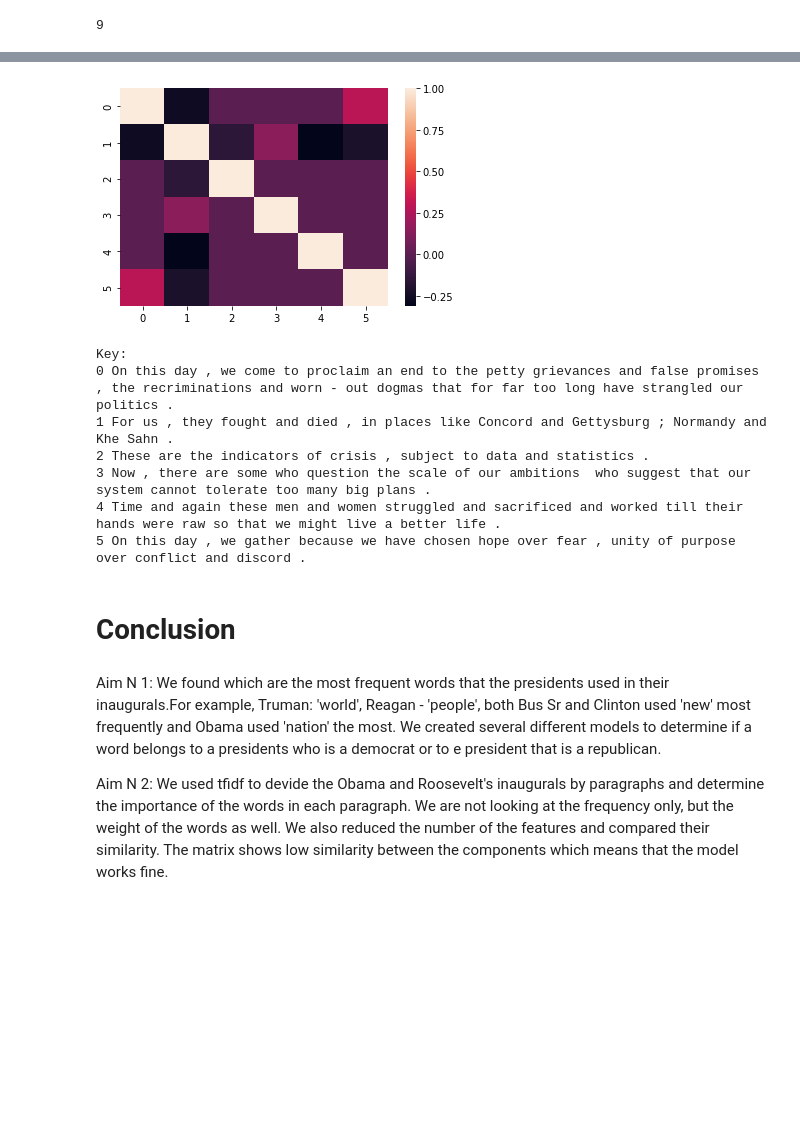
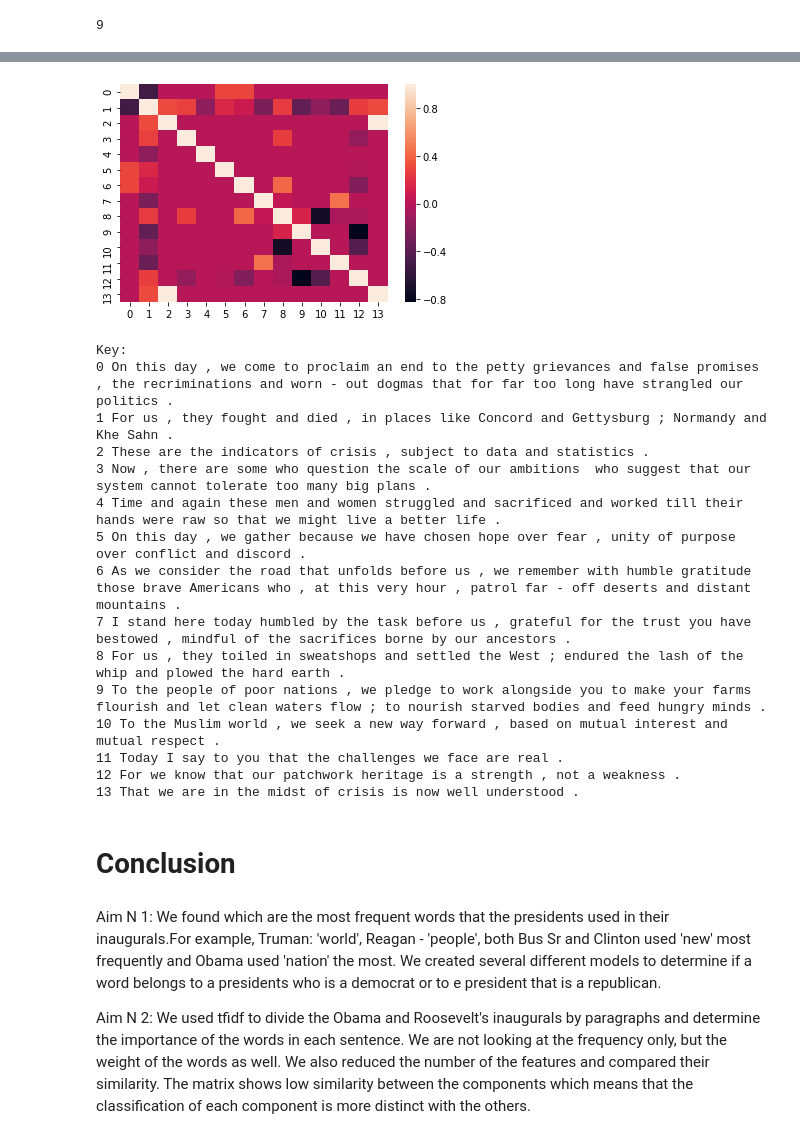
Before and after one commit to ckusheva/NLP-Capstone, a Jupyter notebook: Unsupervised Inaugural Capstone NLP.ipynb, the cells around one changed output, grey strips where cells are left out. Drawn from its saved outputs; the diff is of its cells as text; code cells hidden in the pictures; blank space fills up the shorter version.

```diff
--- a/Unsupervised Inaugural Capstone NLP.ipynb
+++ b/Unsupervised Inaugural Capstone NLP.ipynb
@@ -629,14 +626,14 @@ import seaborn as sns
 # Compute document similarity using LSA components
 similarity = np.asarray(np.asmatrix(X_train_lsa) * np.asmatrix(X_train_lsa).T)
 #Only taking the first 10 sentences
-sim_matrix=pd.DataFrame(similarity,index=X_train).iloc[0:6,0:6]
+sim_matrix=pd.DataFrame(similarity,index=X_train).iloc[0:9,0:9]
 #Making a plot
-ax = sns.heatmap(sim_matrix,yticklabels=range(6))
+ax = sns.heatmap(sim_matrix,yticklabels=range(9))
 plt.show()
 
 #Generating a key for the plot.
 #put len instead of hardcoding!!!!!!!!!!!
 print('Key:')
-for i in range(6):
+for i in range(9):
     print(i,sim_matrix.index[i])
 # %% [output]
@@ -651,20 +651,20 @@ Key:
 # %%
 import seaborn as sns
 # Compute document similarity using LSA components
 similarity = np.asarray(np.asmatrix(X_train_lsa1) * np.asmatrix(X_train_lsa1).T)
 #Only taking the first 10 sentences
-sim_matrix=pd.DataFrame(similarity,index=X_train1).iloc[0:6,0:6]
+sim_matrix=pd.DataFrame(similarity,index=X_train1).iloc[0:14,0:14]
 #Making a plot
-ax = sns.heatmap(sim_matrix,yticklabels=range(6))
+ax = sns.heatmap(sim_matrix,yticklabels=range(14))
 plt.show()
 
 #Generating a key for the plot.
 #put len instead of hardcoding!!!!!!!!!!!
 print('Key:')
-for i in range(6):
+for i in range(14):
     print(i,sim_matrix.index[i])
 # %% [output]
-[figure, old version]
+[figure, new version]
 Key:
 0 On this day , we come to proclaim an end to the petty grievances and false promises , the recriminations and worn - out dogmas that for far too long have strangled our politics .
 1 For us , they fought and died , in places like Concord and Gettysburg ; Normandy and Khe Sahn .
@@ -672,10 +672,18 @@ Key:
 3 Now , there are some who question the scale of our ambitions  who suggest that our system cannot tolerate too many big plans .
 4 Time and again these men and women struggled and sacrificed and worked till their hands were raw so that we might live a better life .
 5 On this day , we gather because we have chosen hope over fear , unity of purpose over conflict and discord .
+6 As we consider the road that unfolds before us , we remember with humble gratitude those brave Americans who , at this very hour , patrol far - off deserts and distant mountains .
+7 I stand here today humbled by the task before us , grateful for the trust you have bestowed , mindful of the sacrifices borne by our ancestors .
+8 For us , they toiled in sweatshops and settled the West ; endured the lash of the whip and plowed the hard earth .
+9 To the people of poor nations , we pledge to work alongside you to make your farms flourish and let clean waters flow ; to nourish starved bodies and feed hungry minds .
+10 To the Muslim world , we seek a new way forward , based on mutual interest and mutual respect .
+11 Today I say to you that the challenges we face are real .
+12 For we know that our patchwork heritage is a strength , not a weakness .
+13 That we are in the midst of crisis is now well understood .
 # %% [markdown]
 # Conclusion
 # %% [markdown]
 Aim N 1: We found which are the most frequent words that the presidents used in their inaugurals.For example,
 Truman: 'world', Reagan - 'people', both Bus Sr and Clinton used 'new' most frequently and Obama used 'nation' the most. We created several different models to determine if a word belongs to a presidents who is a democrat or to e president that is a republican.
 
-Aim N 2: We used tfidf to devide the Obama and Roosevelt's inaugurals by paragraphs and determine the importance of the words in each paragraph. We are not looking at the frequency only, but the weight of the words as well. We also reduced the number of the features and compared their similarity. The matrix shows low similarity between the components which means that the model works fine.
+Aim N 2: We used tfidf to divide the Obama and Roosevelt's inaugurals by paragraphs and determine the importance of the words in each sentence. We are not looking at the frequency only, but the weight of the words as well. We also reduced the number of the features and compared their similarity. The matrix shows low similarity between the components which means that the classification of each component is more distinct with the others.
```
Also changed, not shown: parts of 9 cells of this notebook.
